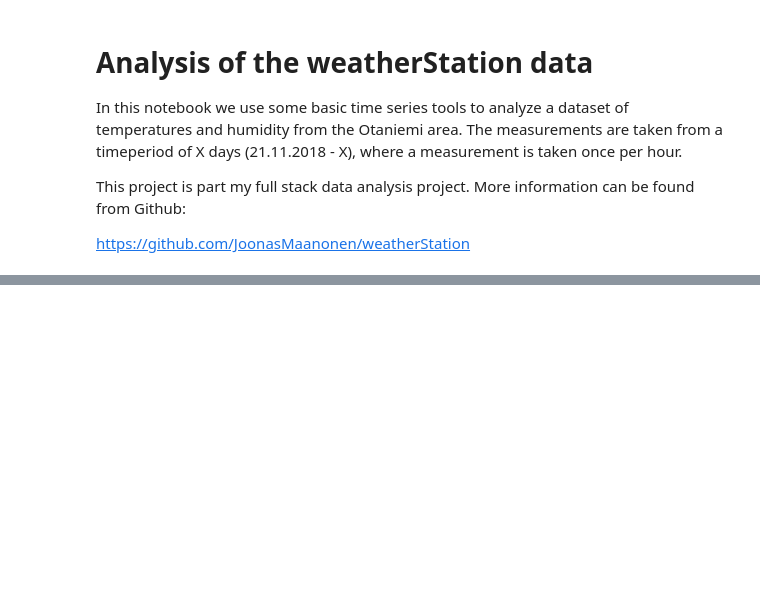
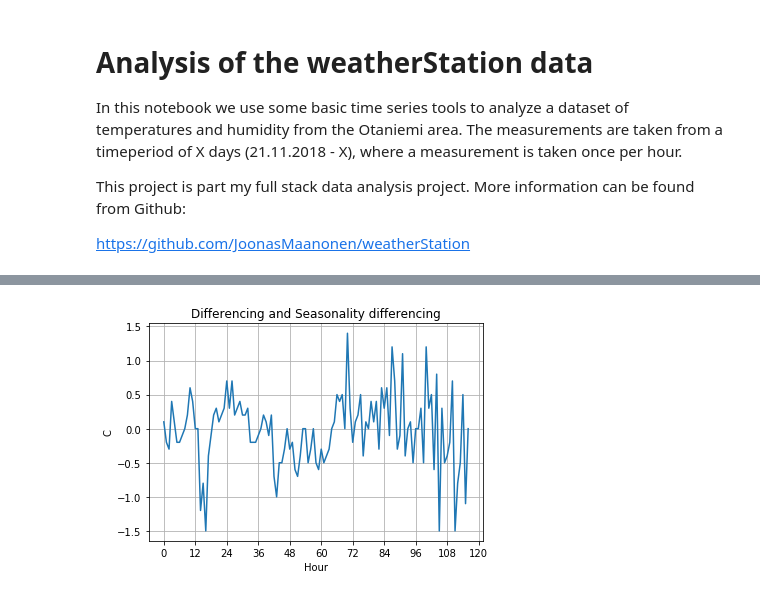
Before and after one commit to JoonasMaanonen/weatherStation, a Jupyter notebook: analysis.ipynb, the cells around one changed output, grey strips where cells are left out. Saved outputs shown, nothing was run; the diff lists cells and outputs as text; code cells hidden in the pictures; blank space fills up the shorter version.

```diff
--- a/analysis.ipynb
+++ b/analysis.ipynb
@@ -83,21 +88,0 @@ We can see that the slight downwards trend is gone now.
-# %%
-plt.figure(3)
-# D24
-diff24_temp = difference(temp, lag=24)
-plt.plot(diff24_temp)
-_ = plt.xticks(np.arange(0, 122, 12))
-plt.grid(True)
-plt.title("Seasonal Diff with period length 24")
-plt.ylabel("C")
-plt.xlabel("Hour")
-plt.show()
-
-plt.figure(4)
-final_diff_temp = difference(diff24_temp, lag=1)
-plt.plot(final_diff_temp)
-_ = plt.xticks(np.arange(0, 122, 12))
-plt.grid(True)
-plt.title("Differencing and Seasonality differencing")
-plt.ylabel("C")
-plt.xlabel("Hour")
-plt.show()
@@ -103,0 +146,6 @@ plt.show()
+# %%
+ # DD24
+final_temp = difference(diff24_temp, lag=1)
+plot_temp(final_temp, "Differencing and Seasonality differencing")
+# %% [output]
+[figure, added]
```
Also changed, not shown: parts of 8 cells of this notebook, 1 other file.
